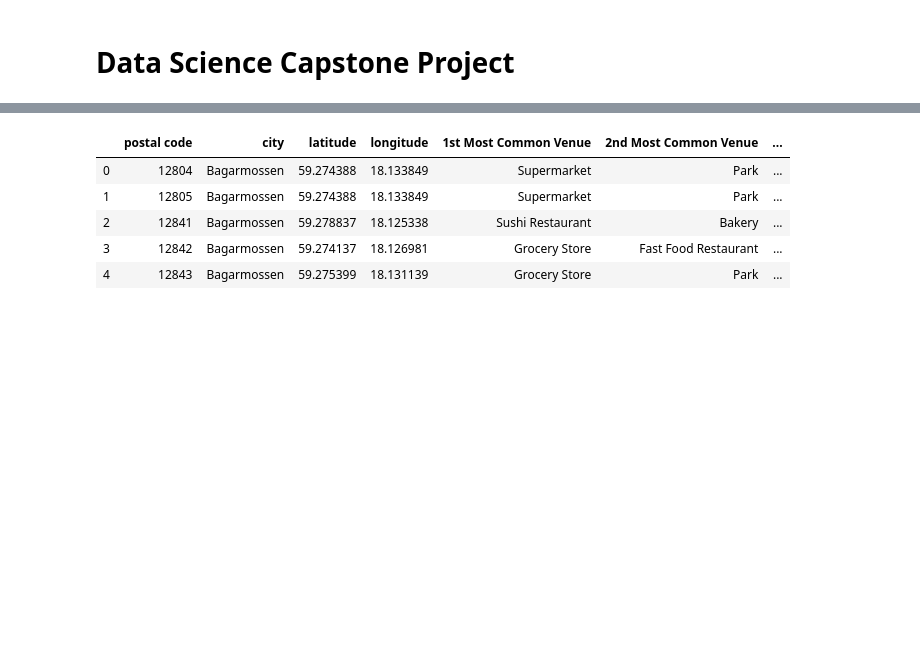
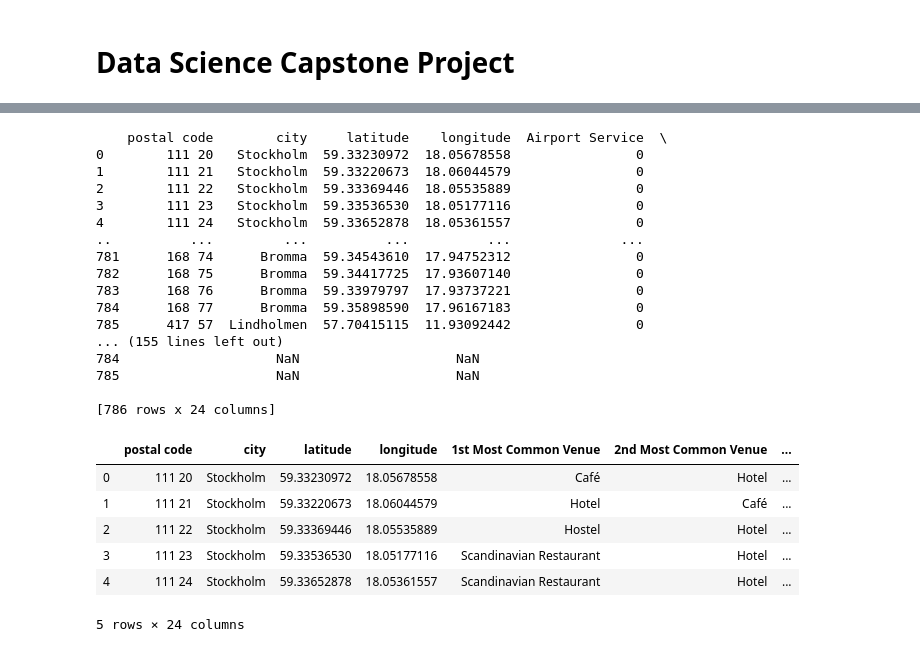
Before and after one commit to agrahn95/Coursera_Capstone, a Jupyter notebook: Capstone Project Course.ipynb, the cells around one changed output, grey strips where cells are left out. Saved outputs shown, nothing was run; the diff lists cells and outputs as text; code cells hidden in the pictures; blank space fills up the shorter version.

```diff
--- a/Capstone Project Course.ipynb
+++ b/Capstone Project Course.ipynb
@@ -146,0 +239,3 @@ Number of rows after removing duplicates:  1111
+# %%
+# put this in a separate cell
+postal_codes.drop('city name_x', axis=1, inplace = True)
@@ -195,24 +314,20 @@ def getNearbyVenues(names, latitudes, longitudes, radius=1000):
     return(nearby_venues)
 # %%
 # Collect information from foursquare, create dummies
-postal_codes_venues = getNearbyVenues(names=postal_codes_cords['postal code'],
-                                   latitudes=postal_codes_cords['latitude'],
-                                   longitudes=postal_codes_cords['longitude']
+postal_codes_venues = getNearbyVenues(names=postal_codes['postal code'],
+                                   latitudes=postal_codes['latitude'],
+                                   longitudes=postal_codes['longitude']
                                     )
-postal_codes_venues.head()
+print(postal_codes_venues)
 
 postal_codes_dummies = pd.get_dummies(postal_codes_venues[['Venue Category']], prefix="", prefix_sep="")
 postal_codes_dummies.insert(0,'postal code',postal_codes_venues['Postal Code'])
 
-postal_codes_grouped = postal_codes_dummies.groupby(['postal code'],sort=False).mean().reset_index()
-#postal_codes_grouped.head()
-#len(postal_codes_grouped)
-#postal_codes_grouped.describe()
-#print(postal_codes_grouped)
+postal_codes_grouped = postal_codes_dummies.groupby(['postal code'],sort=False).sum().reset_index()
 
-postal_codes_merged = postal_codes_cords.merge(postal_codes_grouped,on='postal code', how='outer')
+postal_codes_merged = postal_codes.merge(postal_codes_grouped,on='postal code', how='outer')
+
 postal_codes_merged.fillna(0,inplace=True)
-postal_codes_grouped.head(20)
-#postal_codes_venues.head(30)
-postal_codes_merged.head(20)
+print(postal_codes_merged.shape)
+postal_codes_merged.head()
 # %% [output]
@@ -237,42 +463,62 @@ postal_codes_merged.head(20)
 # %%
 # sort in descending order function
 def return_most_common_venues(row, num_top_venues):
-    row_categories = row.iloc[1:]
+
+    row_categories = row.iloc[4:]
     row_categories_sorted = row_categories.sort_values(ascending=False)
-
+    zero_indeces = row_categories_sorted == 0
+    row_categories_sorted.index.values[zero_indeces] = float('NaN')
     return row_categories_sorted.index.values[0:num_top_venues]
 # %%
-num_top_venues = 10
+num_top_venues = 20
 
 indicators = ['st', 'nd', 'rd']
 
 # create columns according to number of top venues
 columns = ['postal code']
 for ind in np.arange(num_top_venues):
     try:
         columns.append('{}{} Most Common Venue'.format(ind+1, indicators[ind]))
     except:
         columns.append('{}th Most Common Venue'.format(ind+1))
 
 # create a new dataframe
+print(postal_codes_merged)
 postal_codes_venues_sorted = pd.DataFrame(columns=columns)
 postal_codes_venues_sorted['postal code'] = postal_codes_merged['postal code']
 
-for ind in np.arange(postal_codes_grouped.shape[0]):
-    postal_codes_venues_sorted.iloc[ind, 1:] = return_most_common_venues(postal_codes_grouped.iloc[ind, :], num_top_venues)
+
+for ind in np.arange(postal_codes_merged.shape[0]):
+    postal_codes_venues_sorted.iloc[ind, 1:] = return_most_common_venues(postal_codes_merged.iloc[ind, :], num_top_venues)
 
 postal_codes_venues_sorted.insert(1,'city',postal_codes_merged['city'])
 postal_codes_venues_sorted.insert(2,'latitude',postal_codes_merged['latitude'])
 postal_codes_venues_sorted.insert(3,'longitude',postal_codes_merged['longitude'])
+postal_codes_venues_sorted.shape
+print(postal_codes_venues_sorted)
 postal_codes_venues_sorted.head()
-#duplicates = postal_codes_venues_sorted[postal_codes_venues_sorted['latitude'].duplicated()]
-#duplicates.tail(30)
-#postal_codes_venues.loc[postal_codes_venues['Postal Code']== 10005]
-#postal_codes_venues.head()
 # %% [output]
+    postal code        city     latitude    longitude  Airport Service  \
+0        111 20   Stockholm  59.33230972  18.05678558                0
+1        111 21   Stockholm  59.33220673  18.06044579                0
+2        111 22   Stockholm  59.33369446  18.05535889                0
+3        111 23   Stockholm  59.33536530  18.05177116                0
+4        111 24   Stockholm  59.33652878  18.05361557                0
+..          ...         ...          ...          ...              ...
+781      168 74      Bromma  59.34543610  17.94752312                0
+782      168 75      Bromma  59.34417725  17.93607140                0
+783      168 76      Bromma  59.33979797  17.93737221                0
+784      168 77      Bromma  59.35898590  17.96167183                0
+785      417 57  Lindholmen  57.70415115  11.93092442                0
+... (155 lines left out)
+784                    NaN                    NaN
+785                    NaN                    NaN
+
+[786 rows x 24 columns]
 |  | postal code | city | latitude | longitude | 1st Most Common Venue | 2nd Most Common Venue | ... |
-| 0 | 12804 | Bagarmossen | 59.274388 | 18.133849 | Supermarket | Park | ... |
-| 1 | 12805 | Bagarmossen | 59.274388 | 18.133849 | Supermarket | Park | ... |
-| 2 | 12841 | Bagarmossen | 59.278837 | 18.125338 | Sushi Restaurant | Bakery | ... |
-| 3 | 12842 | Bagarmossen | 59.274137 | 18.126981 | Grocery Store | Fast Food Restaurant | ... |
-| 4 | 12843 | Bagarmossen | 59.275399 | 18.131139 | Grocery Store | Park | ... |
+| 0 | 111 20 | Stockholm | 59.33230972 | 18.05678558 | Café | Hotel | ... |
+| 1 | 111 21 | Stockholm | 59.33220673 | 18.06044579 | Hotel | Café | ... |
+| 2 | 111 22 | Stockholm | 59.33369446 | 18.05535889 | Hostel | Hotel | ... |
+| 3 | 111 23 | Stockholm | 59.33536530 | 18.05177116 | Scandinavian Restaurant | Hotel | ... |
+| 4 | 111 24 | Stockholm | 59.33652878 | 18.05361557 | Scandinavian Restaurant | Hotel | ... |
+5 rows × 24 columns
```
Also changed, not shown: parts of 28 cells of this notebook.
